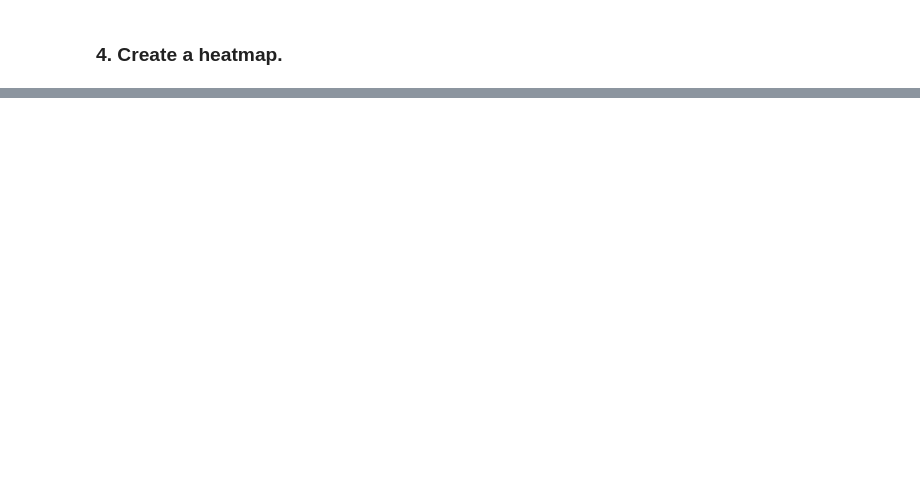
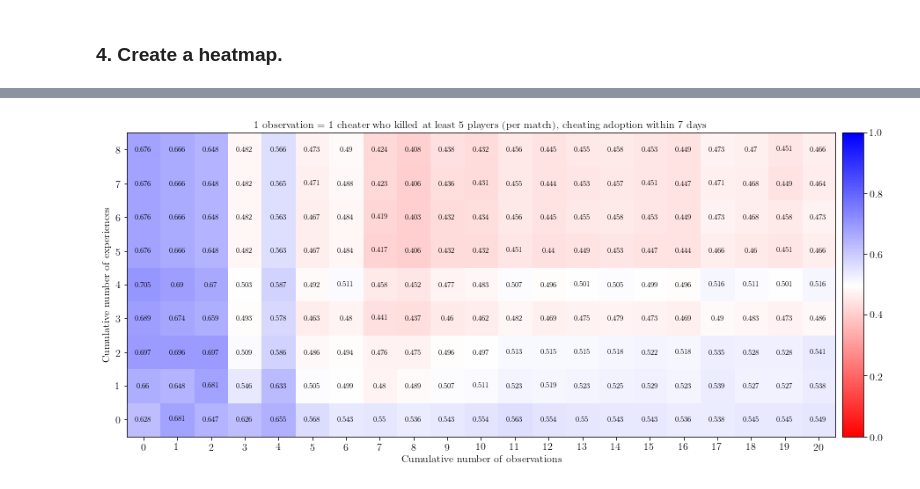
Before and after one commit to social-research/cheating, a Jupyter notebook: 06-combine-two-mechanisms.ipynb, the cells around one changed output, grey strips where cells are left out. Saved outputs shown, nothing was run; the diff lists cells and outputs as text; code cells hidden in the pictures; blank space fills up the shorter version.

```diff
--- a/06-combine-two-mechanisms.ipynb
+++ b/06-combine-two-mechanisms.ipynb
@@ -793,0 +434,3 @@ fig.savefig('p_vals.png')
+# %%
+freq = pd.pivot_table(test_dat, values="E",index=["total_exp"], columns=["total_obs"], fill_value=0)
+print(freq)
@@ -793,0 +455,4 @@ fig.savefig('p_vals.png')
+# %%
+arr = np.array(freq)
+emp_cumsum = np.cumsum(np.cumsum(arr, axis=0),axis=1)
+print(emp_cumsum)
@@ -793,0 +519,3 @@ fig.savefig('p_vals.png')
+# %%
+cum_piv = pd.DataFrame(data=prob_mat).rename_axis(index='total_exp', columns='total_obs')
+print(cum_piv)
@@ -793,0 +540,24 @@ fig.savefig('p_vals.png')
+# %%
+fig, ax = plt.subplots()
+norm = DivergingNorm(vmin=0, vcenter=0.5, vmax=1)
+img1 = ax.imshow(cum_piv, norm=norm)
+ax.set_xticks(np.arange(cum_piv.shape[1]))
+ax.set_yticks(np.arange(cum_piv.shape[0]))
+plt.title('1 observation = 1 cheater who killed at least 5 players (per match), cheating adoption within 7 days')
+plt.xlabel('Cumulative number of observations')
+plt.ylabel('Cumulative number of experiences')
+
+textcolors = ["k", "w"]
+
+for y in range(cum_piv.shape[0]):
+    for x in range(cum_piv.shape[1]):
+        if np.isnan(cum_piv[x][y]) == False:
+            text = ax.text(x, y, cum_piv[x][y], ha="center", va="center",
+                           color=textcolors[1 if cum_piv[x][y] <= 0.1 or cum_piv[x][y] >= 0.9 else 0])
+
+cbar = colorbar(img1)
+cbar.solids.set_edgecolor("face")
+plt.show()
+fig.savefig('figs/cum_cnt_p_vals.png')
+# %% [output]
+[figure, added]
```
Also changed, not shown: parts of 44 cells of this notebook, 6 other files.
